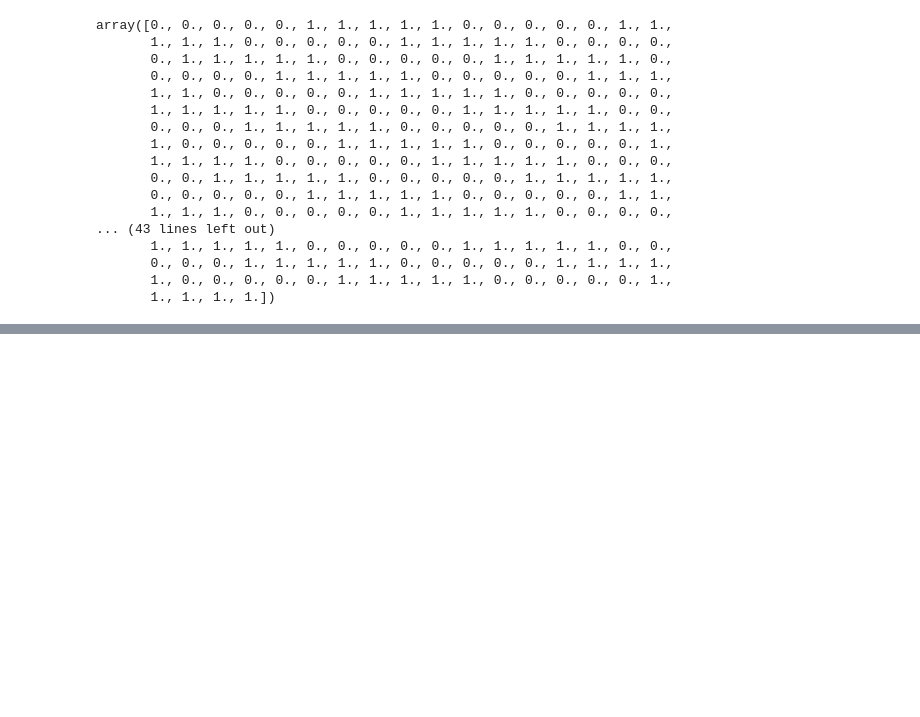
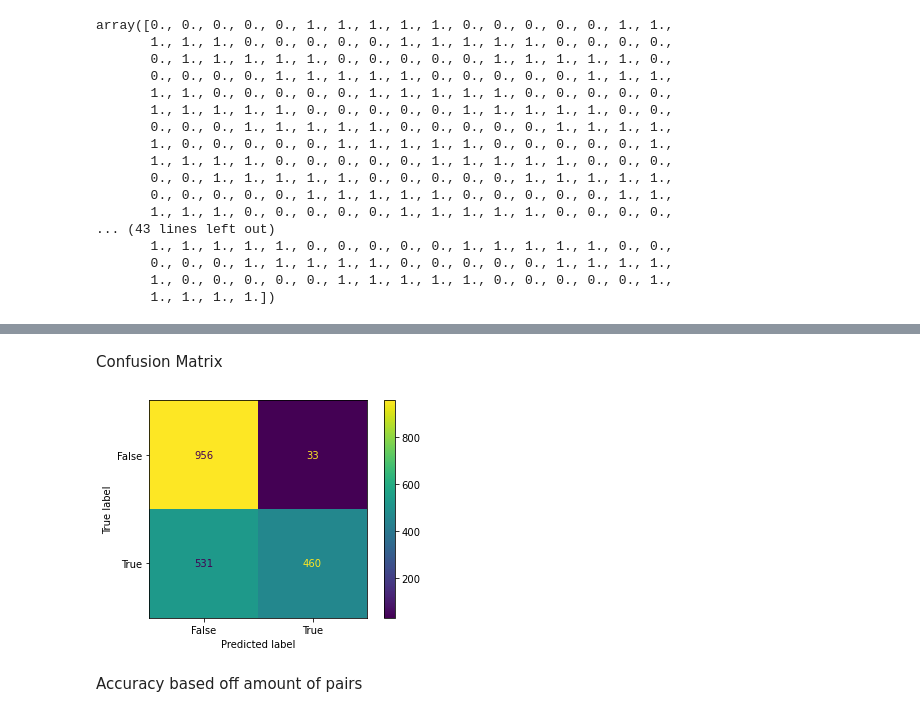
Before and after one commit to aar0nbennett/siamese-signal-comparison, a Jupyter notebook: fsl-code-exploration.ipynb, the cells around one changed output, grey strips where cells are left out. Cells and saved outputs as stored; diff of their text form; code cells hidden in the pictures; blank space fills up the shorter version.

Commit message:
Results graphed

```diff
--- a/fsl-code-exploration.ipynb
+++ b/fsl-code-exploration.ipynb
@@ -212,0 +215,8 @@ array([0., 0., 0., 0., 0., 1., 1., 1., 1., 1., 0., 0., 0., 0., 0., 1., 1.,
+# %%
+y=y.reshape(-1,1)
+# %%
+from sklearn.model_selection import train_test_split
+x_train, x_test, y_train, y_test = train_test_split(x,y,
+                                   random_state=10,
+                                   test_size=0.20,
+                                   shuffle=True)
@@ -221,6 +237,6 @@ siam.compile(optimizer=tf.keras.optimizers.Adam(learning_rate=1e-3),
               loss=tf.keras.losses.BinaryCrossentropy(),
               metrics=['accuracy'])
 # %%
-siam.fit(x=x, y=y.reshape(-1,1), epochs=10)
+siam.fit(x=x_train, y=y_train, epochs=10)
 # %% [output]
 Epoch 1/10
@@ -248,0 +262,3 @@ You must install pydot (`pip install pydot`) and install graphviz (see instructi
+# %%
+# Predict with the x test set
+preds = siam.predict(x_test, verbose=0)
@@ -248,0 +293,26 @@ You must install pydot (`pip install pydot`) and install graphviz (see instructi
+# %% [markdown]
+Confusion Matrix
+# %%
+
+import matplotlib.pyplot as plt
+import numpy
+from sklearn import metrics
+
+# Threshold the predictions so theyre either 0 or 1
+thresholded_preds = []
+for pred in preds:
+    if pred <= 0.5:
+        thresholded_preds.append(0)
+    else:
+        thresholded_preds.append(1)
+
+confusion_matrix = metrics.confusion_matrix(y_test, thresholded_preds)
+
+cm_display = metrics.ConfusionMatrixDisplay(confusion_matrix = confusion_matrix, display_labels = [False, True])
+
+cm_display.plot()
+plt.show()
+# %% [output]
+[figure, added]
+# %% [markdown]
+Accuracy based off amount of pairs
```
Also changed, not shown: parts of 18 cells of this notebook.
